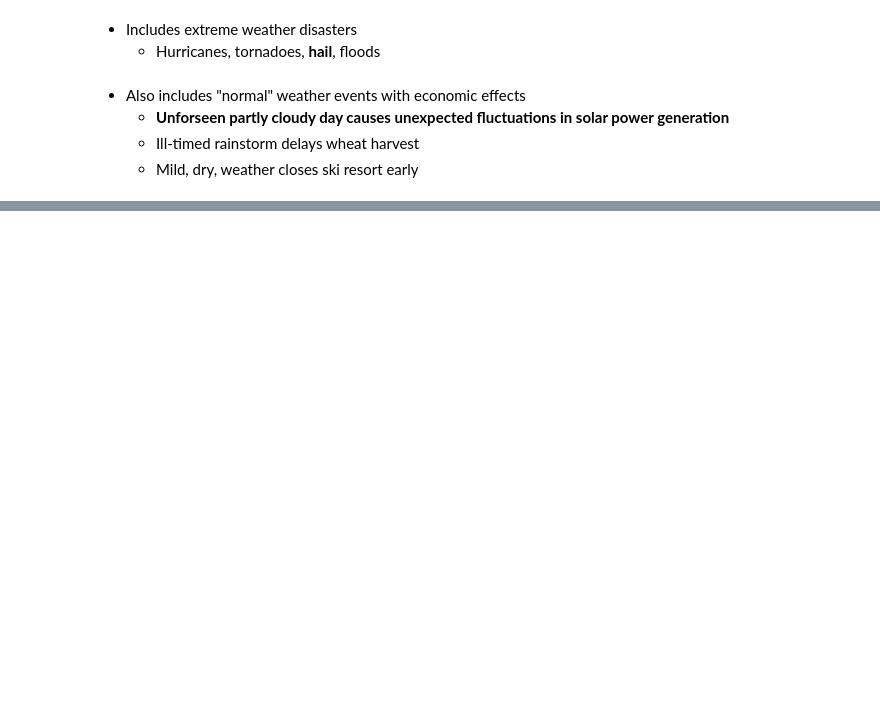
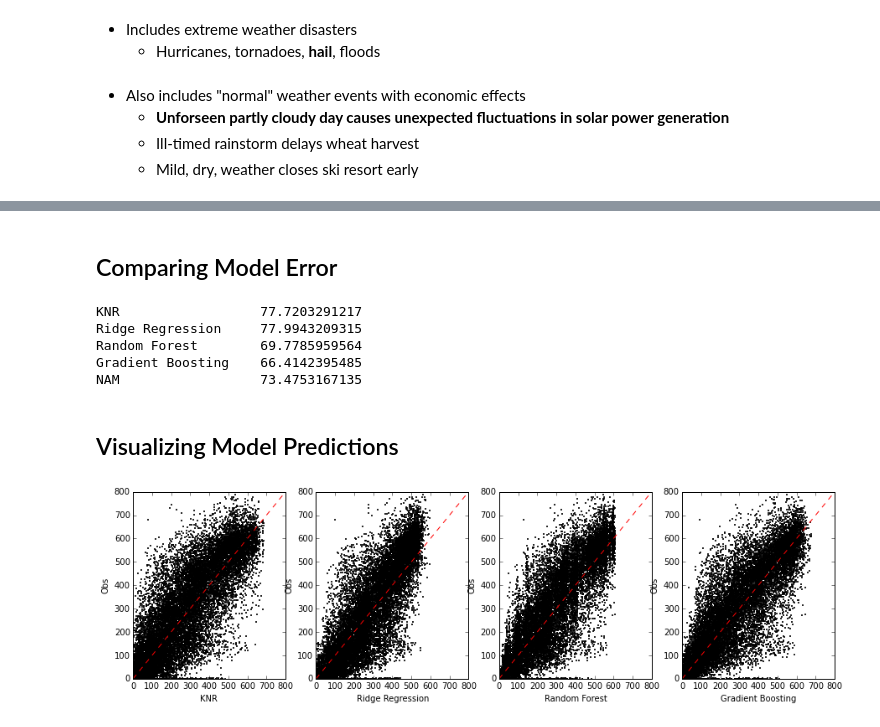
Before and after one commit to djgagne/ucar_sea_2015, a Jupyter notebook: Gagne_UCAR_SEA_Conference_Presentation.ipynb, the cells around one changed output, grey strips where cells are left out. Drawn from its saved outputs; the diff is of its cells as text; code cells hidden in the pictures; blank space fills up the shorter version.

```diff
--- a/Gagne_UCAR_SEA_Conference_Presentation.ipynb
+++ b/Gagne_UCAR_SEA_Conference_Presentation.ipynb
@@ -153,0 +224,16 @@ gbr = GradientBoostingRegressor()
+# %%
+input_columns = np.array(['valid_hour_pst', 'forecast_hour', 'asp', 'dem', 'slope','lat','lon',
+                 'T_f', 'T_f_mean', 'T_f_max', 'T_f_min', 'T_f_median', 'T_f_correlate', 'T_f_gradient',
+                 'av_dswrf_sfc_f', 'av_dswrf_sfc_f_mean', 'av_dswrf_sfc_f_max', 'av_dswrf_sfc_f_min',
+                 'av_dswrf_sfc_f_median', 'av_dswrf_sfc_f_correlate', 'av_dswrf_sfc_f_gradient',
+                 'cloud_cover_f', 'cloud_cover_f_mean', 'cloud_cover_f_max', 'cloud_cover_f_min',
+                 'cloud_cover_f_median', 'cloud_cover_f_correlate', 'cloud_cover_f_gradient'])
+output_column = 'av_dswrf_sfc'
+print "Fitting ridge"
+ridge.fit(solar_training_data[input_columns], solar_training_data[output_column])
+print "Fitting random forest"
+rf.fit(solar_training_data[input_columns], solar_training_data[output_column])
+print "Fitting gradient boosted regression"
+gbr.fit(solar_training_data[input_columns], solar_training_data[output_column])
+print "Fitting KNN"
+knr.fit(solar_training_data[input_columns], solar_training_data[output_column])
@@ -153,0 +277,36 @@ gbr = GradientBoostingRegressor()
+# %% [markdown]
+## Comparing Model Error
+# %%
+def mean_absolute_error(forecast, obs):
+    return np.mean(np.abs(forecast - obs))
+
+predictions = {}
+predictions['Ridge Regression'] = ridge.predict(solar_testing_data[input_columns])
+predictions['Random Forest'] = rf.predict(solar_testing_data[input_columns])
+predictions['Gradient Boosting'] = gbr.predict(solar_testing_data[input_columns])
+predictions['KNR'] = knr.predict(solar_testing_data[input_columns])
+for model_name, preds in predictions.iteritems():
+    print model_name.ljust(20), mean_absolute_error(preds, solar_testing_data[output_column])
+print 'NAM'.ljust(20), mean_absolute_error(solar_testing_data['av_dswrf_sfc_f'], solar_testing_data[output_column])
+# %% [output]
+KNR                  77.7203291217
+Ridge Regression     77.9943209315
+Random Forest        69.7785959564
+Gradient Boosting    66.4142395485
+NAM                  73.4753167135
+# %% [markdown]
+## Visualizing Model Predictions
+# %%
+plt.figure(figsize=(15,4))
+m = 1
+for model_name, preds  in predictions.iteritems():
+    plt.subplot(1,len(predictions.keys()),m)
+    plt.scatter(predictions[model_name], solar_testing_data[output_column],1,'k')
+    plt.plot(np.arange(0,900,100),np.arange(0,900,100),'r--')
+    plt.xlim(0,800)
+    plt.ylim(0,800)
+    plt.xlabel(model_name)
+    plt.ylabel("Obs")
+    m += 1
+# %% [output]
+[figure, added]
```
Also changed, not shown: parts of 53 cells of this notebook, 1 other file.
